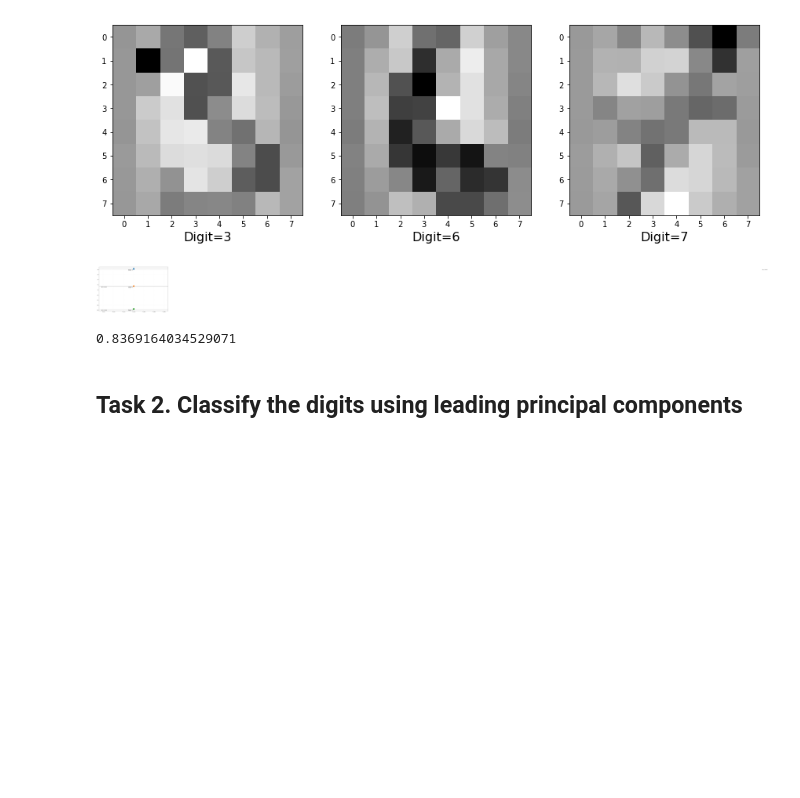
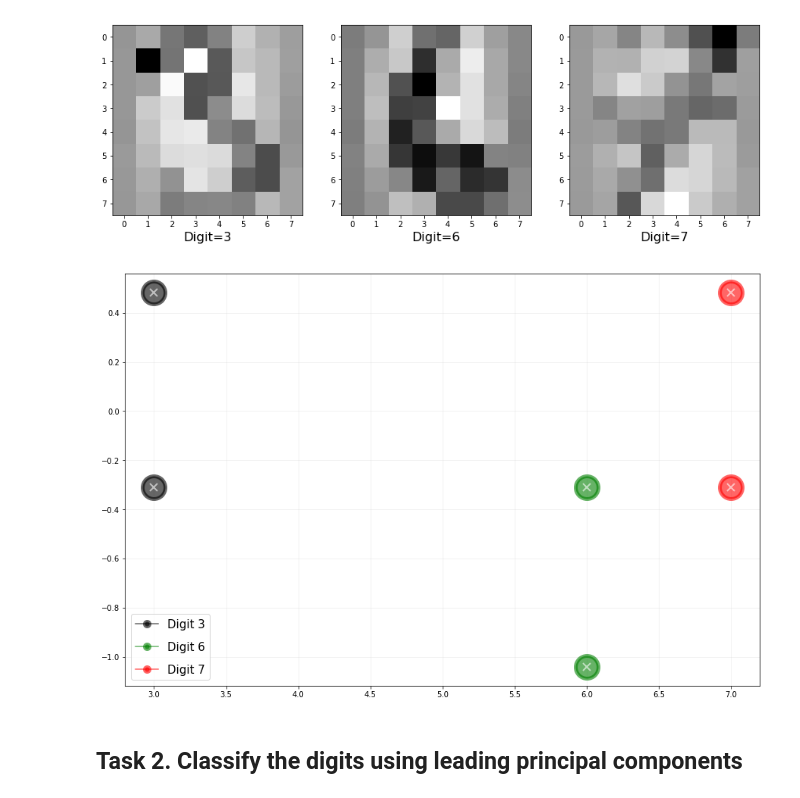
Before and after one commit to pratikwatwani/Applied-Data-Science, a Jupyter notebook: Session 08 and Session 09/PCA, Logistic Regression and Time Series Analysis.ipynb, the cells around one changed output. Drawn from its saved outputs; the diff is of its cells as text; code cells hidden in the pictures; blank space fills up the shorter version.

```diff
--- a/Session 08 and Session 09/PCA, Logistic Regression and Time Series Analysis.ipynb
+++ b/Session 08 and Session 09/PCA, Logistic Regression and Time Series Analysis.ipynb
@@ -172,25 +172,25 @@ plt.show()
 # %% [output]
 [figure]
 # %%
-digits = [3,6,7]
+digits = {3 : 'k',6: 'green',7: 'red'}
 fig, ax = plt.subplots(figsize = (15,10))
 plt.grid(alpha = 0.2)
-for digit in digits:
+for digit,color in digits.items():
   ymin, ymax = ax.get_ylim()
   xmin, xmax = ax.get_xlim()
 
-  plt.plot(X1[digit,1],X1[digit,3], marker = 'X', markersize = 20)
-  plt.axhline(y=X1[digit,3], color = 'k', linestyle = ':')
+  plt.plot(digit, X1[digit,1], marker = 'o', markersize = 30, mew=5, c = color, alpha = 0.6, label = 'Digit %d' %digit)
+  plt.plot(digit, X1[digit,2], marker = 'o', markersize = 30, mew=5, c = color, alpha = 0.6)
+  plt.plot(digit, X1[digit,1], marker = 'x', markersize = 10, mew=2, c = 'w', alpha = 0.6)
+  plt.plot(digit, X1[digit,2], marker = 'x', markersize = 10, mew=2, c = 'w', alpha = 0.6)
+  #plt.axhline(y=X1[digit,3], color = 'k', linestyle = ':')
+  #plt.text(digit+0.15,X1[digit,1]+0.1,'%f' %X1[digit,1], horizontalalignment = 'right', verticalalignment = 'bottom', fontsize = 10)
+  #plt.text(xmin+0.001,X1[digit,3]-0.05,'Value: %f' %X1[digit,3],fontsize = 10)
 
-  plt.text(X1[digit,1]-0.0005,X1[digit,3]-0.06,'Digit: %d' %digit, horizontalalignment = 'right',fontsize = 15)
-  plt.text(xmin+0.001,X1[digit,3]-0.05,'Value: %f' %X1[digit,3],fontsize = 8)
+plt.legend(loc = 'best', markerscale = 0.2, fontsize = 15, labelspacing = 1)
+plt.show()
 # %% [output]
-[figure, old version]
+[figure, new version]
-# %%
-
-X1[3,3]
-# %% [output]
-0.8369164034529071
 # %% [markdown]
 ## Task 2. Classify the digits using leading principal components
 # %% [markdown]
```
